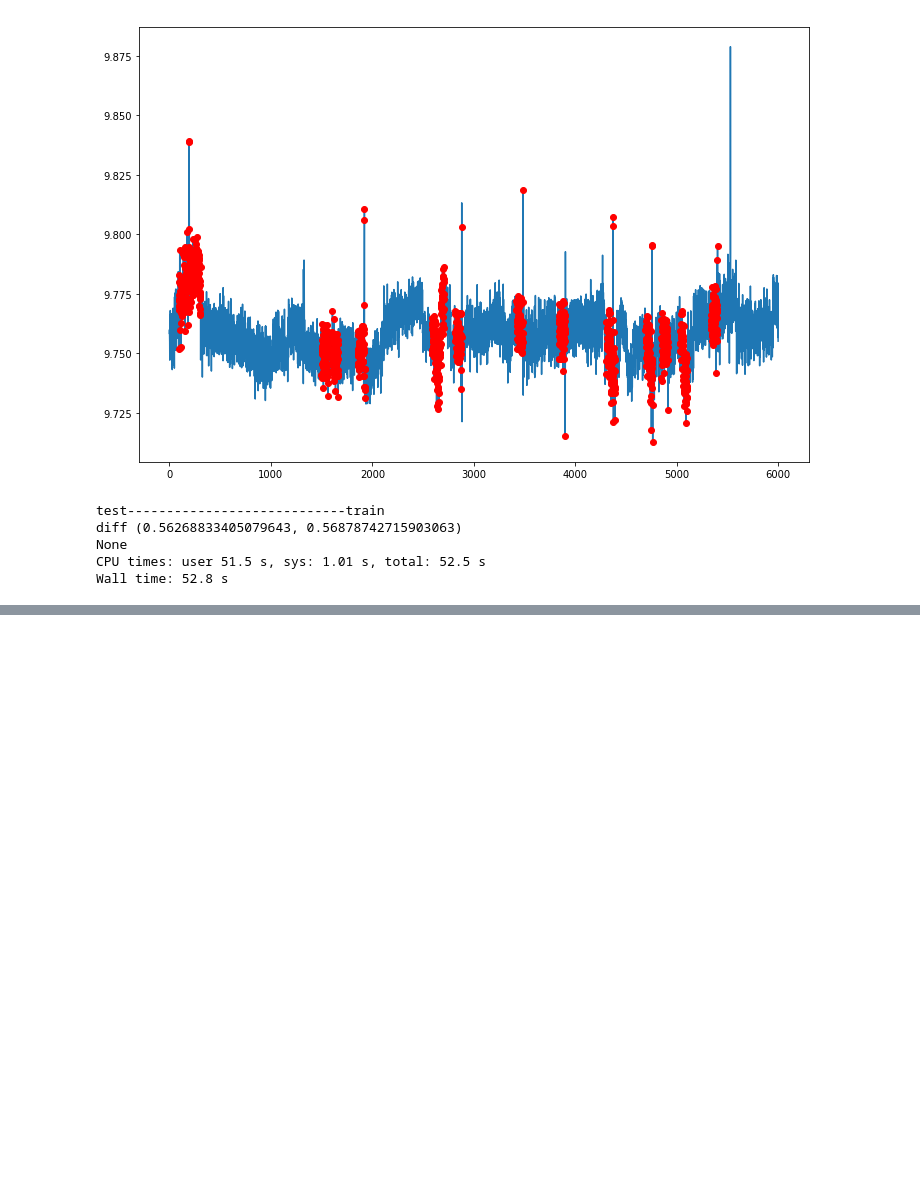
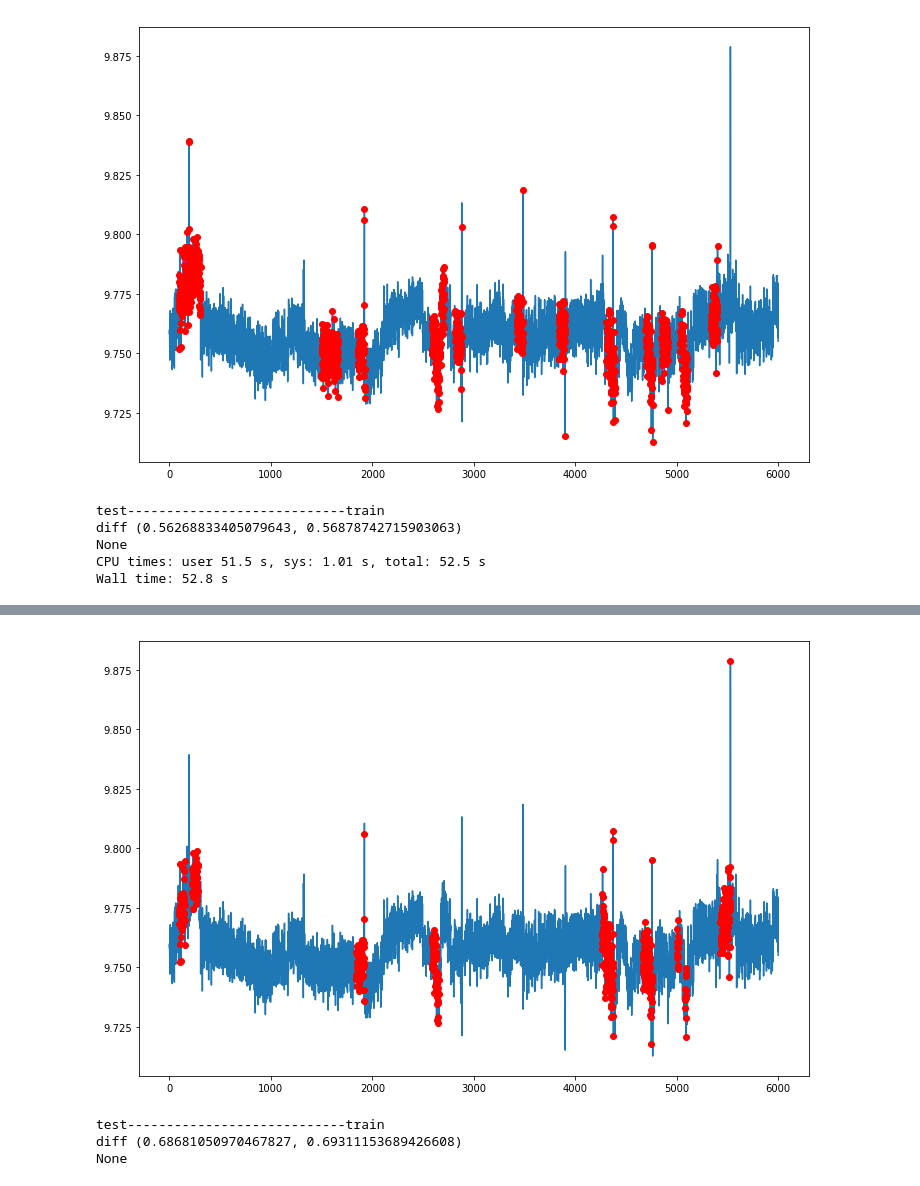
Before and after one commit to ale3otik/GlobalChangersSibur, a Jupyter notebook: notebook2.ipynb, the cells around one changed output, grey strips where cells are left out. Drawn from its saved outputs; the diff is of its cells as text; code cells hidden in the pictures; blank space fills up the shorter version.

```diff
--- a/notebook2.ipynb
+++ b/notebook2.ipynb
@@ -101,0 +105,10 @@ def get_log_reg_score(target):
+# %%
+values = df['trend'].values
+targets = ewma.get_ma_target(df,window=50)
+utils.plot_with_target(values, target)
+print(get_log_reg_score(targets))
+# %% [output]
+[figure, added]
+test----------------------------train
+diff (0.68681050970467827, 0.69311153689426608)
+None
```
Also changed, not shown: parts of 3 cells of this notebook, 1 other file.
